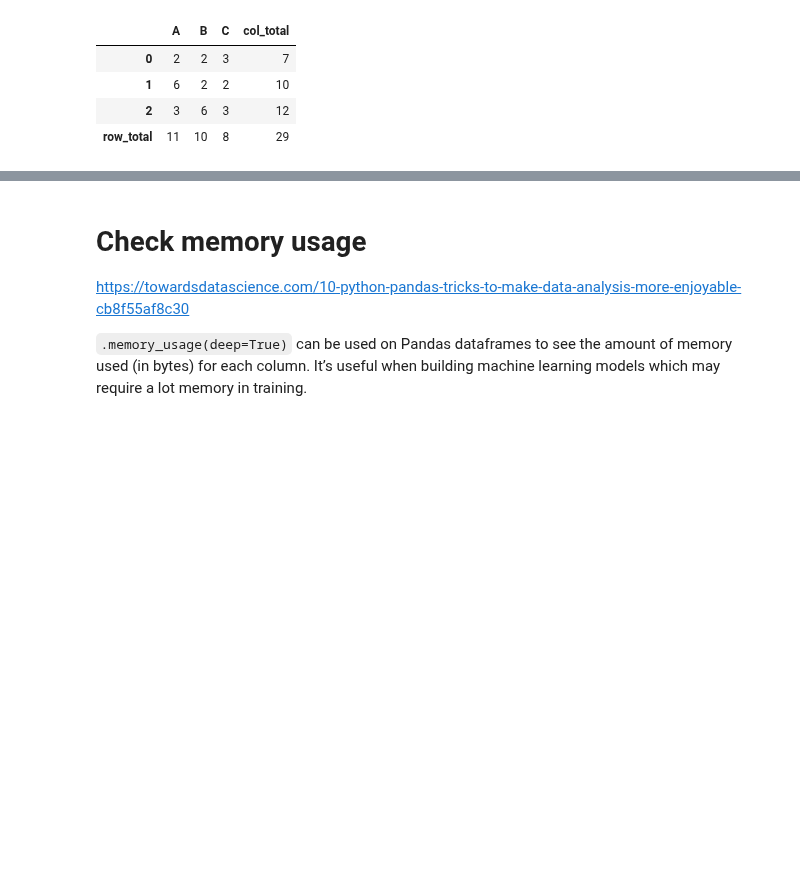
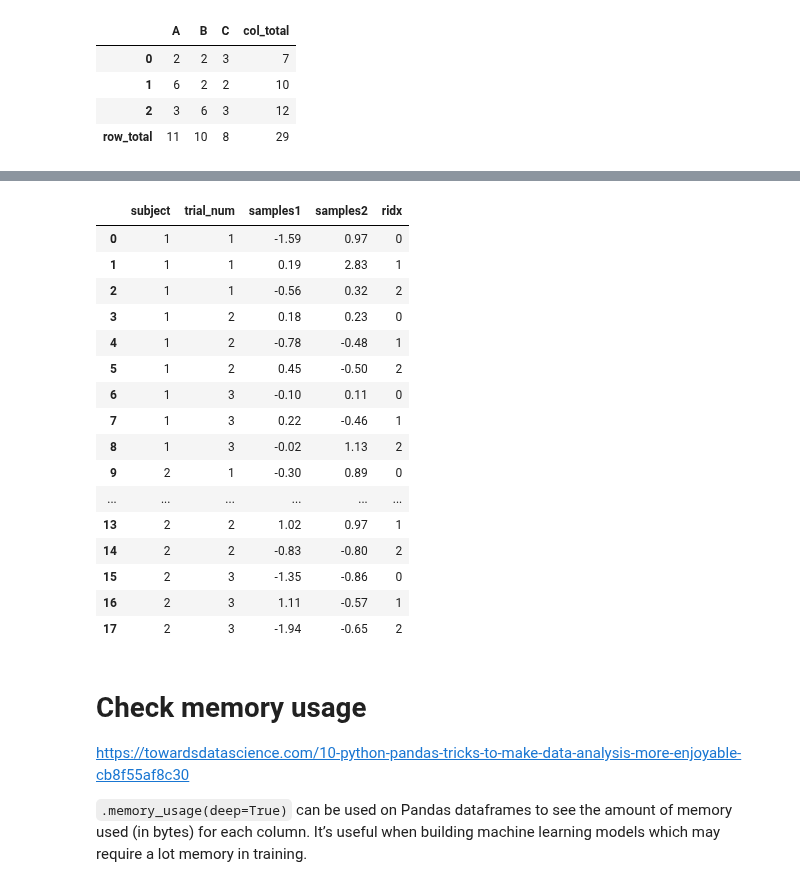
Before and after one commit to NelisW/PythonNotesToSelf, a Jupyter notebook: pandas/PandasCheatSheet.ipynb, the cells around one changed output, grey strips where cells are left out. Cells and saved outputs as stored; diff of their text form; code cells hidden in the pictures; blank space fills up the shorter version.

Commit message:
added some tips on using pandas

```diff
--- a/pandas/PandasCheatSheet.ipynb
+++ b/pandas/PandasCheatSheet.ipynb
@@ -3783,0 +3791,11 @@ df
+# %%
+import pandas as pd
+import numpy as np
+
+df = pd.DataFrame(
+    {'trial_num': [1, 2, 3, 1, 2, 3],
+     'subject': [1, 1, 1, 2, 2, 2],
+     'samples': [list(np.random.randn(3).round(2)) for i in range(6)]
+    }
+)
+df
@@ -3783,0 +3810,8 @@ df
+# %%
+lst_col = 'samples'
+
+r = pd.DataFrame({
+      col:np.repeat(df[col].values, df[lst_col].str.len())
+      for col in df.columns.drop(lst_col)}
+    ).assign(**{lst_col:np.concatenate(df[lst_col].values)})[df.columns]
+r
@@ -3783,0 +3917,11 @@ df
+# %%
+df = pd.DataFrame(
+    {'trial_num': [1, 2, 3, 1, 2, 3],
+     'subject': [1, 1, 1, 2, 2, 2],
+     'samples1': [list(np.random.randn(3).round(2)) for i in range(6)],
+     'samples2': [list(np.random.randn(3).round(2)) for i in range(6)],
+     'ridx': [list([0,1,2]) for i in range(6)]
+
+    }
+)
+df
@@ -3784,3 +3936,23 @@ df
+# %%
+explode(df,lst_cols=['samples1','samples2','ridx'])
+# %% [output]
+|  | subject | trial_num | samples1 | samples2 | ridx |
+| 0 | 1 | 1 | -1.59 | 0.97 | 0 |
+| 1 | 1 | 1 | 0.19 | 2.83 | 1 |
+| 2 | 1 | 1 | -0.56 | 0.32 | 2 |
+| 3 | 1 | 2 | 0.18 | 0.23 | 0 |
+| 4 | 1 | 2 | -0.78 | -0.48 | 1 |
+| 5 | 1 | 2 | 0.45 | -0.50 | 2 |
+| 6 | 1 | 3 | -0.10 | 0.11 | 0 |
+| 7 | 1 | 3 | 0.22 | -0.46 | 1 |
+| 8 | 1 | 3 | -0.02 | 1.13 | 2 |
+| 9 | 2 | 1 | -0.30 | 0.89 | 0 |
+| ... | ... | ... | ... | ... | ... |
+| 13 | 2 | 2 | 1.02 | 0.97 | 1 |
+| 14 | 2 | 2 | -0.83 | -0.80 | 2 |
+| 15 | 2 | 3 | -1.35 | -0.86 | 0 |
+| 16 | 2 | 3 | 1.11 | -0.57 | 1 |
+| 17 | 2 | 3 | -1.94 | -0.65 | 2 |
 # %% [markdown]
 # Check memory usage
 
```
Also changed, not shown: parts of 7 cells of this notebook, 1 other file.
